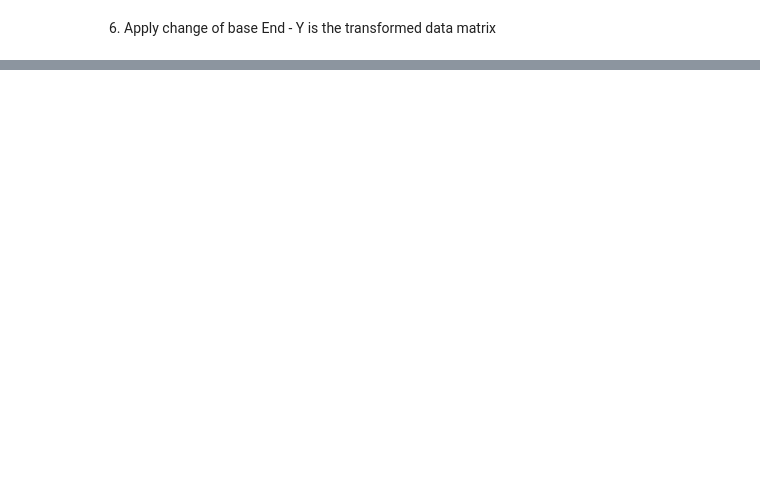
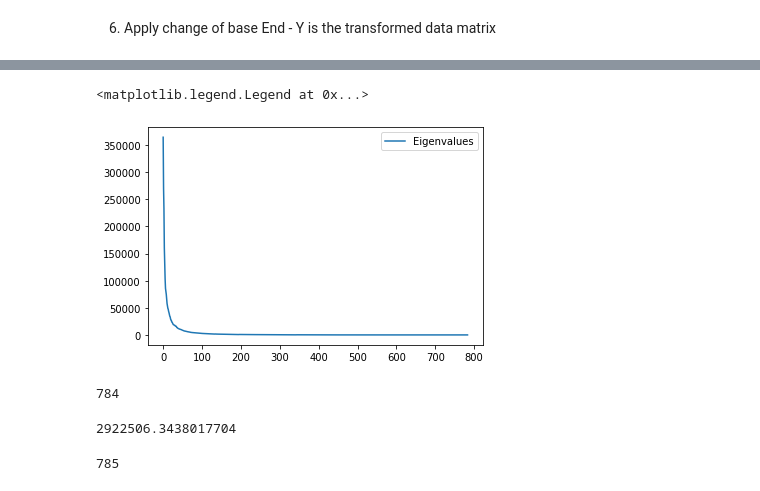
Before and after one commit to Yesmine006/Yesmine006, a Jupyter notebook: PCA_method.ipynb, the cells around one changed output, grey strips where cells are left out. Drawn from its saved outputs; the diff is of its cells as text; code cells hidden in the pictures; blank space fills up the shorter version.

```diff
--- a/PCA_method.ipynb
+++ b/PCA_method.ipynb
@@ -239,0 +211,2 @@ array([[517504.59547299,      0.        ,      0.        , ...,
+# %%
+X=threeDataset.transpose()
@@ -239,0 +215,6 @@ array([[517504.59547299,      0.        ,      0.        , ...,
+# %%
+CX=np.cov(X, bias=True)
+from numpy.linalg import eig
+eigenvalues, eigenvectors = eig(CX)
+P=eigenvectors.real
+P=P.transpose()
@@ -239,0 +271,7 @@ array([[517504.59547299,      0.        ,      0.        , ...,
+# %%
+import matplotlib.pyplot as plt
+plt.plot(range(0, 784), eigenvalues, label="Eigenvalues")
+plt.legend()
+# %% [output]
+<matplotlib.legend.Legend at 0x...>
+[figure, added]
@@ -239,0 +284,9 @@ array([[517504.59547299,      0.        ,      0.        , ...,
+# %%
+len(EV)
+# %% [output]
+784
+# %%
+i=784
+sum(EV[0:i+1])
+# %% [output]
+2922506.3438017704
@@ -239,0 +300,4 @@ array([[517504.59547299,      0.        ,      0.        , ...,
+# %%
+len(J)
+# %% [output]
+785
```
Also changed, not shown: parts of 38 cells of this notebook.
